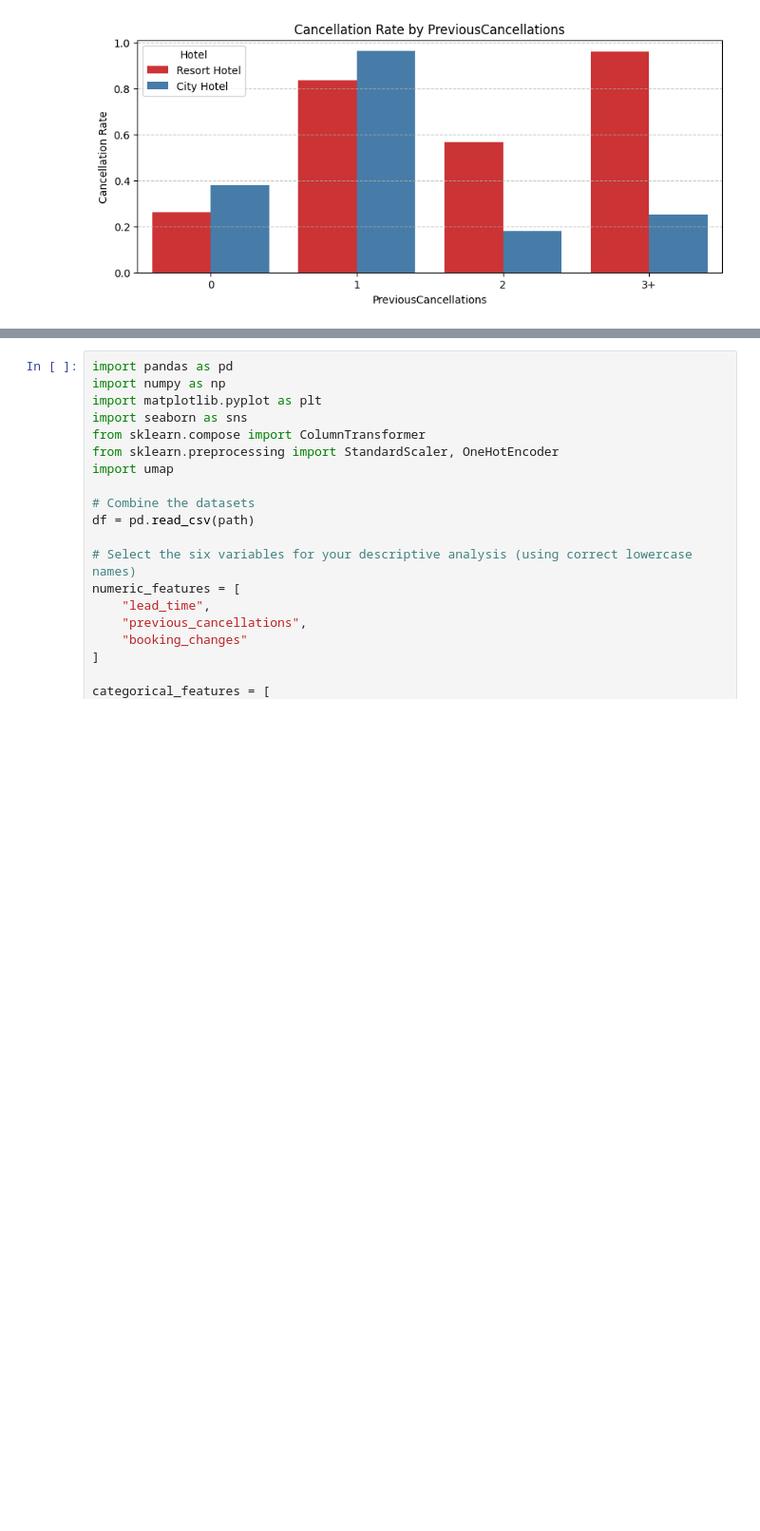
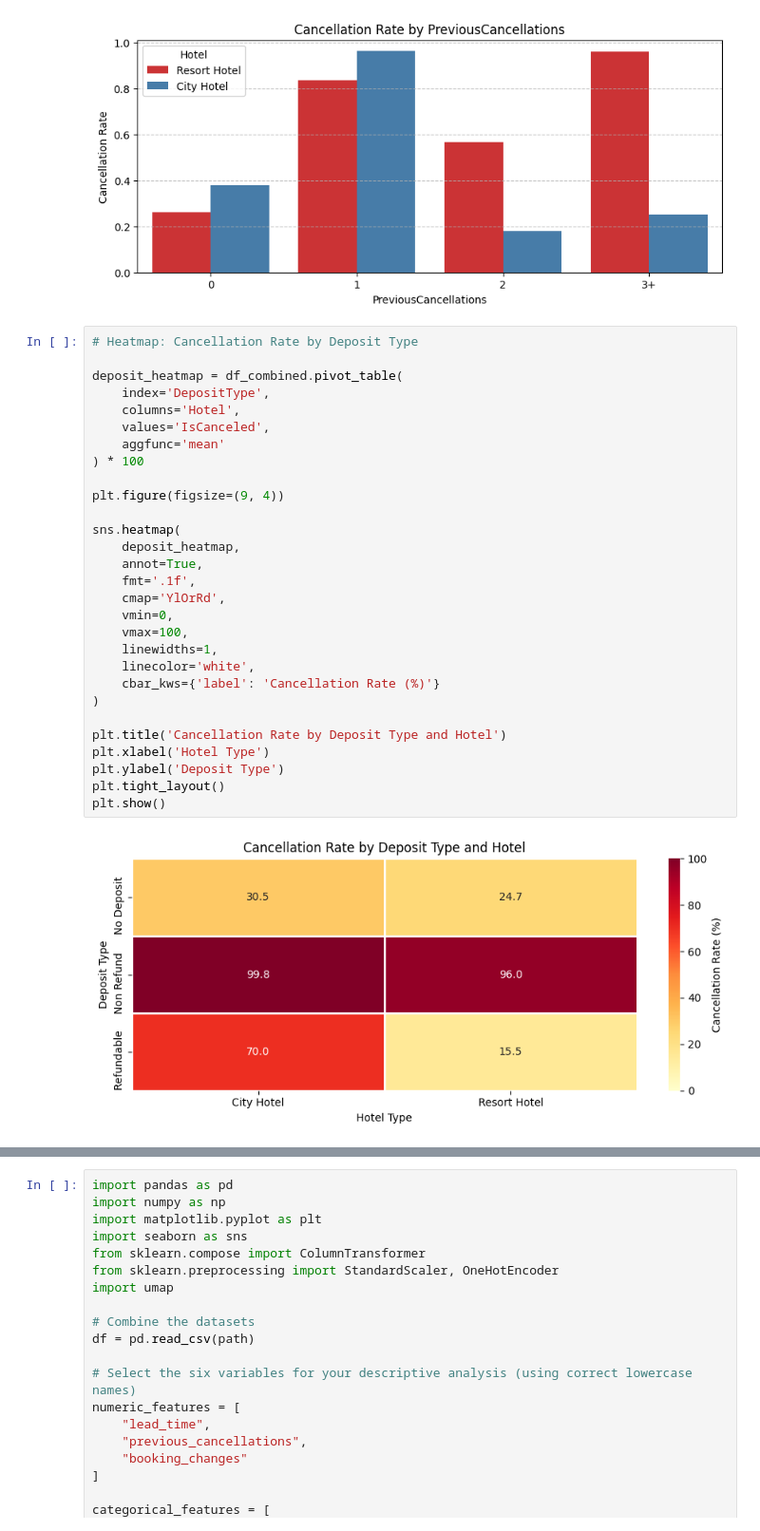
Before and after one commit to sylle321/Hotel_booking, a Jupyter notebook: Descriptive_Code.ipynb, the cells around one changed output, grey strips where cells are left out. Shown at 95% size. Cells and saved outputs as stored; diff of their text form; blank space fills up the shorter version.

Commit message:
add two heatmaps of cancellations “by deposit type” “by previous cancellations”

```diff
--- a/Descriptive_Code.ipynb
+++ b/Descriptive_Code.ipynb
@@ -462,3 +462,34 @@ for col in profile_cols:
 [figure]
 [figure]
 [figure]
+# %%
+# Heatmap: Cancellation Rate by Deposit Type
+
+deposit_heatmap = df_combined.pivot_table(
+    index='DepositType',
+    columns='Hotel',
+    values='IsCanceled',
+    aggfunc='mean'
+) * 100
+
+plt.figure(figsize=(9, 4))
+
+sns.heatmap(
+    deposit_heatmap,
+    annot=True,
+    fmt='.1f',
+    cmap='YlOrRd',
+    vmin=0,
+    vmax=100,
+    linewidths=1,
+    linecolor='white',
+    cbar_kws={'label': 'Cancellation Rate (%)'}
+)
+
+plt.title('Cancellation Rate by Deposit Type and Hotel')
+plt.xlabel('Hotel Type')
+plt.ylabel('Deposit Type')
+plt.tight_layout()
+plt.show()
+# %% [output]
+[figure, added]
```
Also changed, not shown: parts of 15 cells of this notebook.
